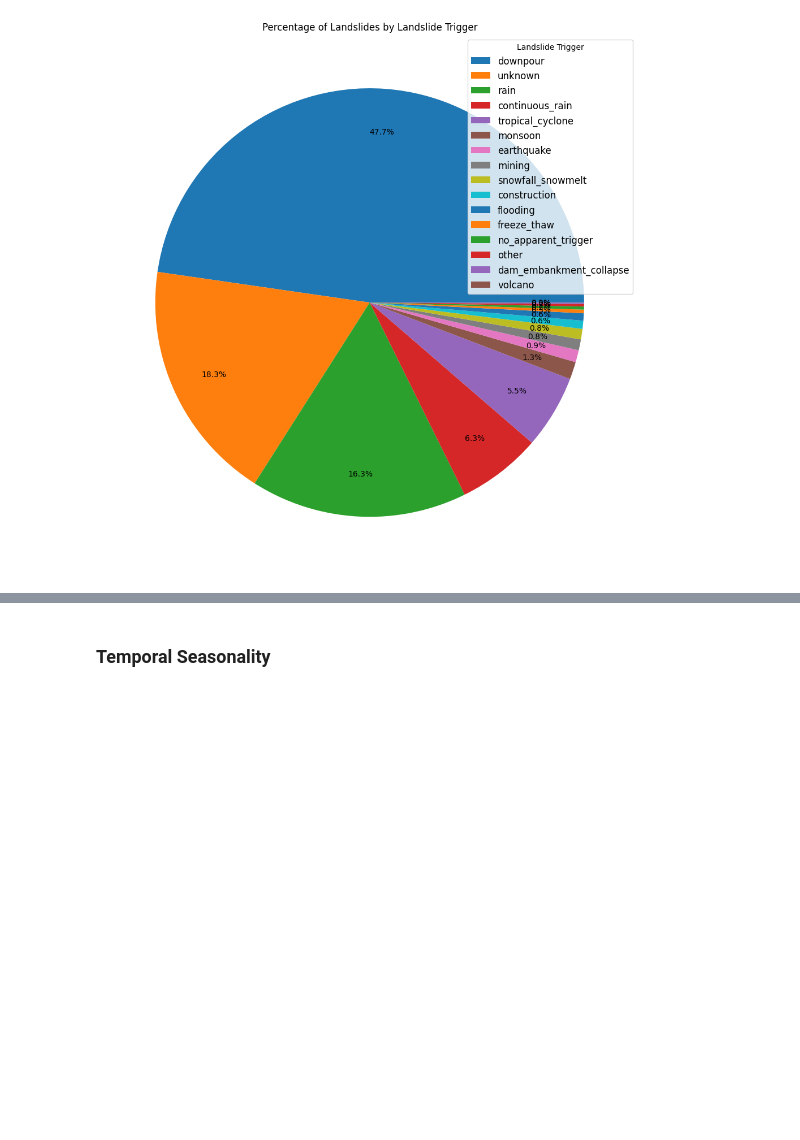
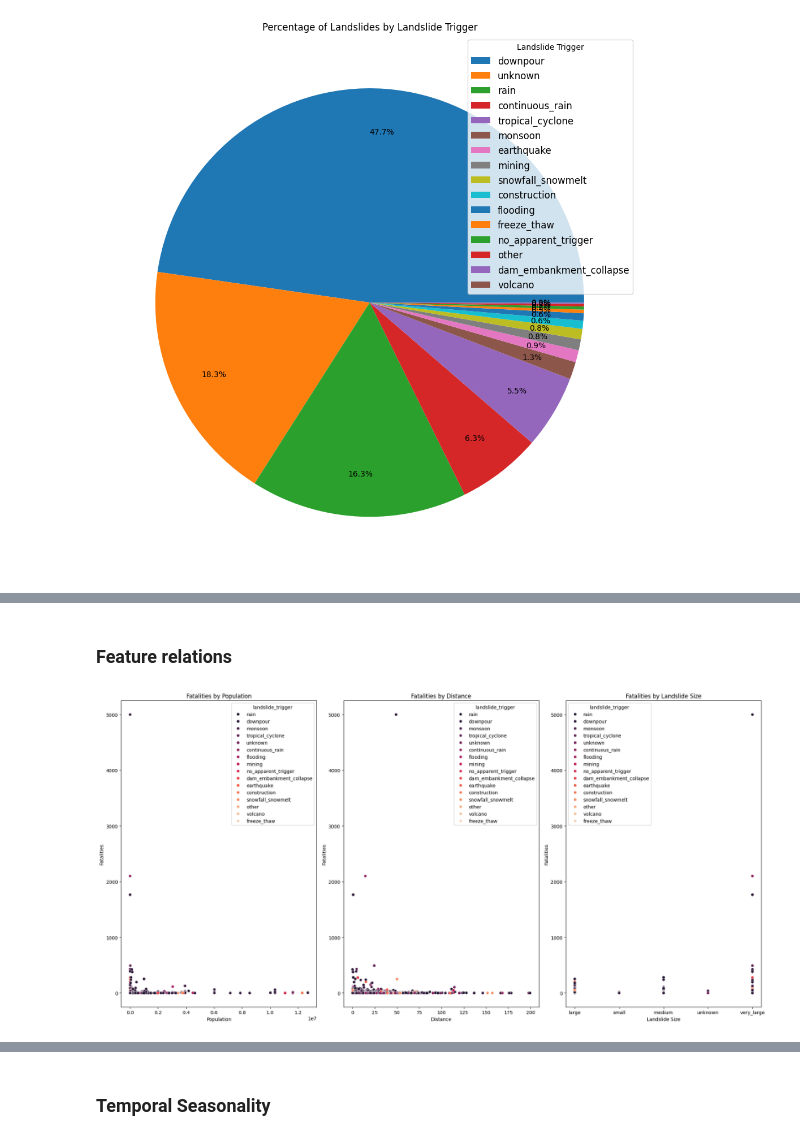
Before and after one commit to Mcrash01/Python-data-analysis, a Jupyter notebook: exploration.ipynb, the cells around one changed output, grey strips where cells are left out. Drawn from its saved outputs; the diff is of its cells as text; code cells hidden in the pictures; blank space fills up the shorter version.

```diff
--- a/exploration.ipynb
+++ b/exploration.ipynb
@@ -464,0 +483,30 @@ plt.show()
+# %% [markdown]
+### Feature relations
+# %%
+#- admin_division_population vs Fatalities
+#- gazeteer_distance vs Fatalities
+#- landslide_size vs Fatalities
+
+plt.figure(figsize=(20, 10))
+plt.subplot(1, 3, 1)
+sns.scatterplot(x='admin_division_population', y='fatality_count', data=landslides, hue='landslide_trigger', palette='rocket')
+plt.xlabel('Population')
+plt.ylabel('Fatalities')
+plt.title('Fatalities by Population')
+
+plt.subplot(1, 3, 2)
+sns.scatterplot(x='gazeteer_distance', y='fatality_count', data=landslides, hue='landslide_trigger', palette='rocket')
+plt.xlabel('Distance')
+plt.ylabel('Fatalities')
+plt.title('Fatalities by Distance')
+
+plt.subplot(1, 3, 3)
+sns.scatterplot(x='landslide_size', y='fatality_count', data=landslides, hue='landslide_trigger', palette='rocket')
+plt.xlabel('Landslide Size')
+plt.ylabel('Fatalities')
+plt.title('Fatalities by Landslide Size')
+
+plt.tight_layout()
+plt.show()
+# %% [output]
+[figure, added]
```
Also changed, not shown: parts of 6 cells of this notebook.
